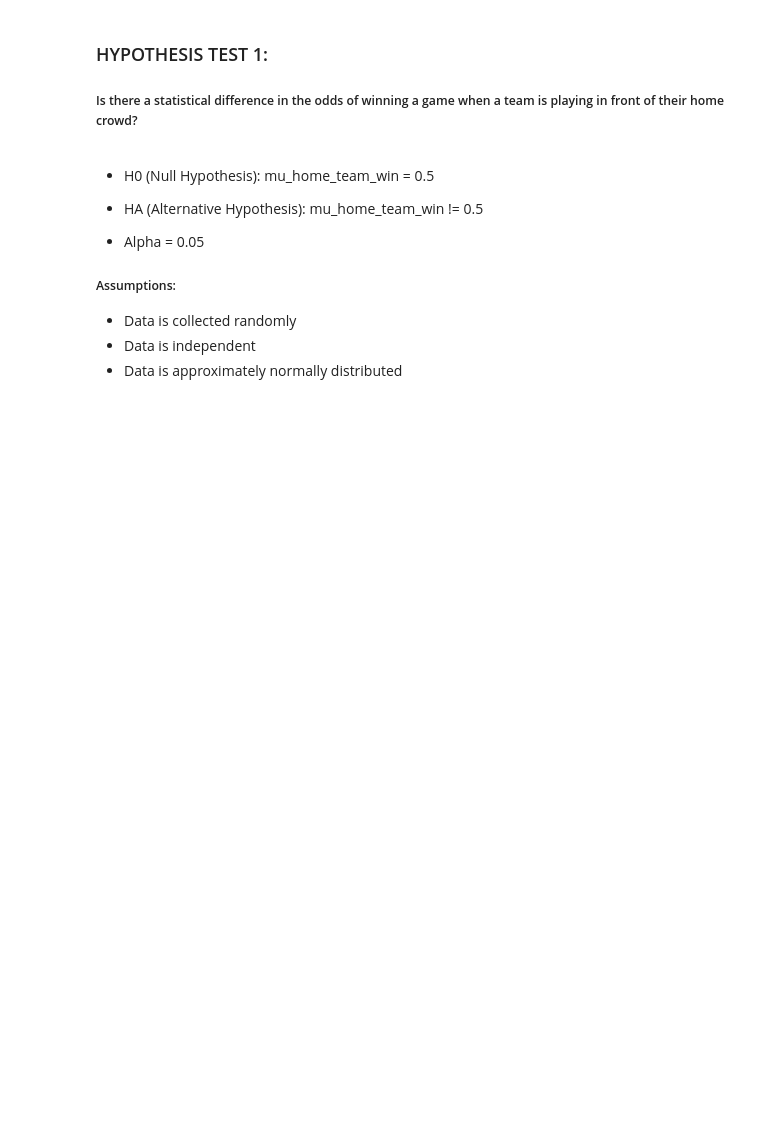
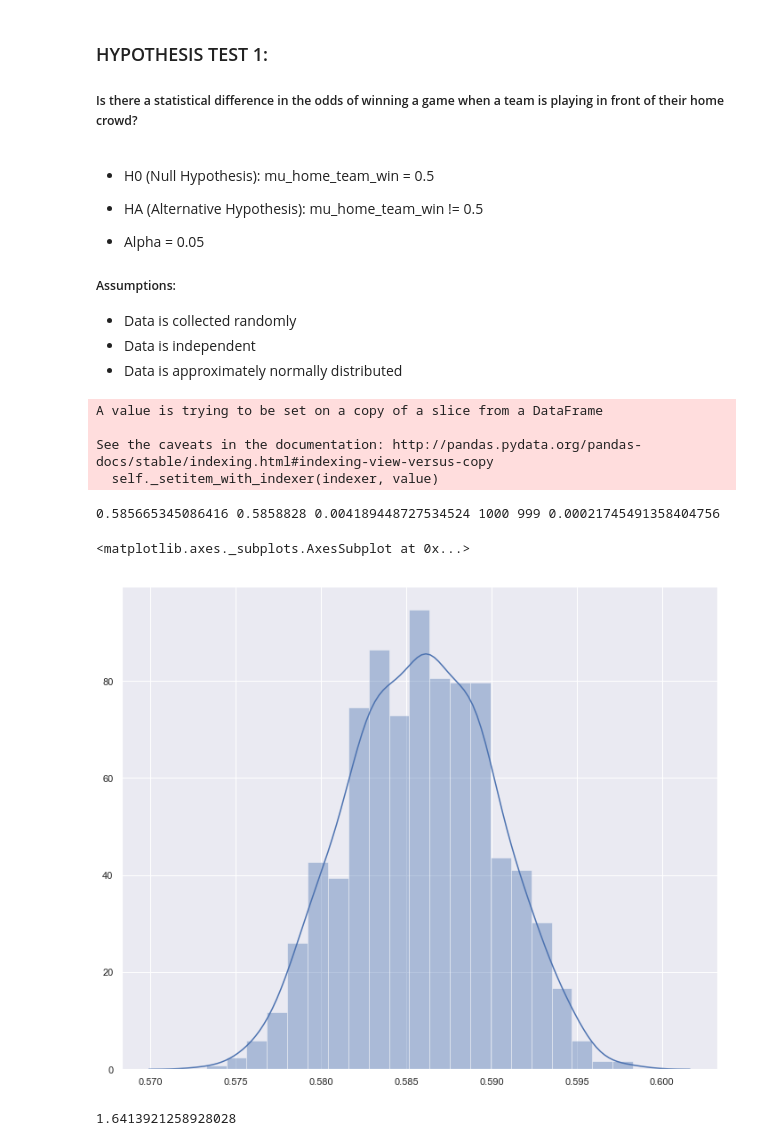
Before and after one commit to kevintheduu/european-soccer-hypothesis-testing, a Jupyter notebook: hyp_test_1a.ipynb, the cells around one changed output. Saved outputs shown, nothing was run; the diff lists cells and outputs as text; code cells hidden in the pictures; blank space fills up the shorter version.

```diff
--- a/hyp_test_1a.ipynb
+++ b/hyp_test_1a.ipynb
@@ -168,5 +169,12 @@ player_df.head()
 - Data is independent
 - Data is approximately normally distributed
 # %%
-#create new column home_team_win with binary values - Home team winning = 1, Tie OR Away team winning = 0
-match_df['home_team_win'] = np.where(match_df['home_team_goal']>match_df['away_team_goal'], 1,0)
+#create new column home_team_win with binary values - Home team winning = 1, Tie=0.5, Away team winning = 0
+match_df['home_team_win'].loc[match_df['home_team_goal'] > match_df['away_team_goal']] = 1
+match_df['home_team_win'].loc[match_df['home_team_goal'] < match_df['away_team_goal']] = 0
+match_df['home_team_win'].loc[match_df['home_team_goal'] == match_df['away_team_goal']] = 0.5
+# %% [output]
+A value is trying to be set on a copy of a slice from a DataFrame
+
+See the caveats in the documentation: http://pandas.pydata.org/pandas-docs/stable/indexing.html#indexing-view-versus-copy
+  self._setitem_with_indexer(indexer, value)
@@ -174,0 +181,34 @@ sample = np.random.choice(match_df, )
+# %%
+home_team_win_array = np.array(match_df['home_team_win'])
+
+sample_means = []
+for _ in range(1000):
+    sample_mean = np.random.choice(home_team_win_array, size=10000).mean()
+    sample_means.append(sample_mean)
+# %%
+
+
+mu = np.mean(home_team_win_array)
+x_bar = np.mean(sample_means)
+sigma = np.std(sample_means,ddof=1)
+n = len(sample_means)
+df = n-1
+diff = x_bar - mu
+
+print(mu, x_bar, sigma, n, df, diff)
+# %% [output]
+0.585665345086416 0.5858828 0.004189448727534524 1000 999 0.00021745491358404756
+# %%
+#plot the sample dist
+sns.set(color_codes=True)
+sns.set(rc={'figure.figsize':(12,10)})
+
+sns.distplot(sample_means)
+# %% [output]
+<matplotlib.axes._subplots.AxesSubplot at 0x...>
+[figure, added]
+# %%
+t = (x_bar - mu) / (sigma/(np.sqrt(n)))
+t
+# %% [output]
+1.6413921258928028
```
Also changed, not shown: parts of 2 cells of this notebook.
